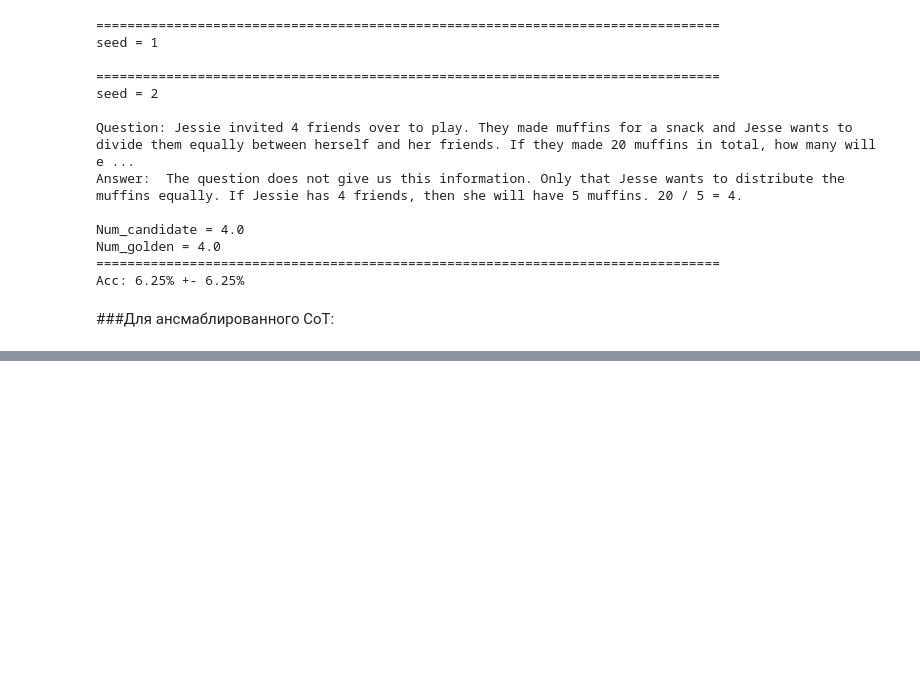
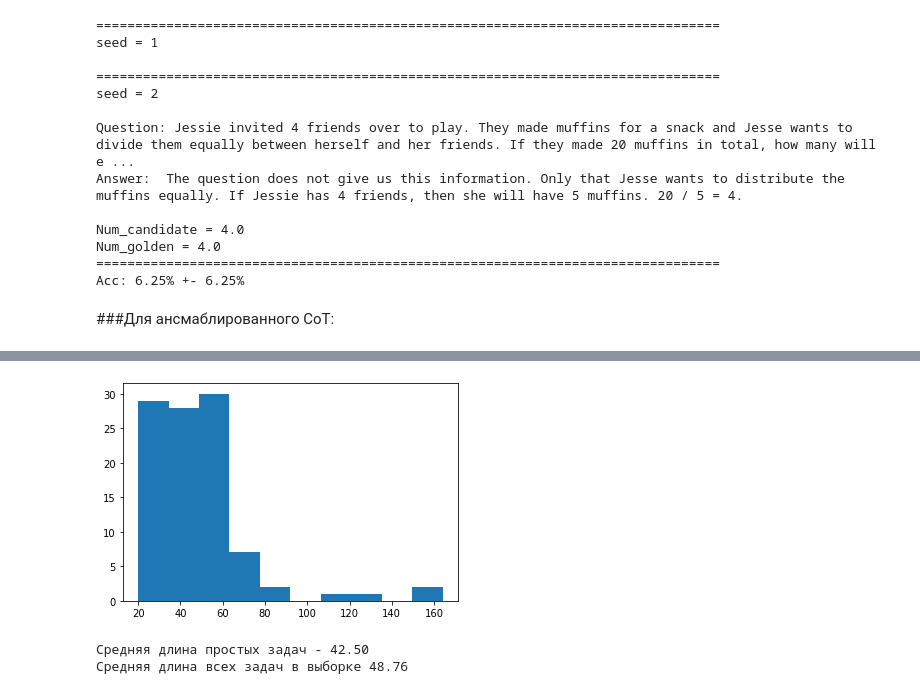
Before and after one commit to Artemmakanov/TLab2023_CoT_promting, a Jupyter notebook: bloom.ipynb, the cells around one changed output, grey strips where cells are left out. Saved outputs shown, nothing was run; the diff lists cells and outputs as text; code cells hidden in the pictures; blank space fills up the shorter version.

```diff
--- a/bloom.ipynb
+++ b/bloom.ipynb
@@ -125,6 +128,6 @@ KeyboardInterrupt:
 # %%
 
-NUM_OF_LAUNCHES = 100
+NUM_OF_LAUNCHES = 30
 NUM_REASONING_PATH = 5
 
 
@@ -164,11 +167,13 @@ for gen_regime in ["sample", "top-k", "top-p"]:
 
             result["outputs"] = outputs_lst
             results.append(result)
-            path_for_results = "results/results_{0}_{1}_{2}_seed_{3}.jsonl".format(kwargs["model_size"], "ansamble", gen_regime, seed)
-            with open(path_for_results, 'w') as f:
-                json.dump(results, f)
+            # сохраняем результаты
+            # path_for_results = "results_{0}_{1}_{2}_seed_{3}.jsonl".format(kwargs["model_size"], "ansamble", gen_regime, seed)
+            # with open(path_for_results, 'w') as f:
+            #     json.dump(results, f)
 
-            os.system("cp {} /content/drive/MyDrive".format(path_for_results))
+            # необходим для оперативного сохранения результатов в гугл диск
+            # os.system("cp {} /content/drive/MyDrive".format(path_for_results))
 # %% [output]
 0 0  Each balloon holds 10 liters of air. So if he bought 500-balloon safes, he needed 500 x 10 = 5000 liters of gas to fill the balloons.
  5000.0
@@ -232,11 +237,13 @@ for gen_regime in ["sample", "top-k", "top-p"]:
 
             result["outputs"] = outputs_lst
             results.append(result)
-            path_for_results = "results/results_{0}_{1}_{2}_seed_{3}.jsonl".format(kwargs["model_size"], "bonus", gen_regime, seed)
-            with open(path_for_results, 'w') as f:
-                json.dump(results, f)
+            # сохраняем результаты
+            # path_for_results = "results_{0}_{1}_{2}_seed_{3}.jsonl".format(kwargs["model_size"], "bonus", gen_regime, seed)
+            # with open(path_for_results, 'w') as f:
+            #     json.dump(results, f)
 
-            os.system("cp {} /content/drive/MyDrive".format(path_for_results))
+            # необходим для оперативного сохранения результатов в гугл диск
+            # os.system("cp {} /content/drive/MyDrive".format(path_for_results))
 # %% [output]
 Some weights of the model checkpoint at bert-base-cased were not used when initializing BertModel: ['cls.predictions.decoder.weight', 'cls.predictions.transform.LayerNorm.weight', 'cls.predictions.tra ...
 - This IS expected if you are initializing BertModel from the checkpoint of a model trained on another task or with another architecture (e.g. initializing a BertForSequenceClassification model from a ...
@@ -321,7 +335,7 @@ mini_lst = list(itertools.product(["mini"], ["standard", "ansamble", "bonus"], [
 big_lst = list(itertools.product(["big"], ["standard"], ["sample", "top-k"], [1,2]))
 for model_size, realization,gen_regime, seed in  (mini_lst + big_lst):
 
-    path = 'results_{0}_{1}_{2}_seed_{3}.jsonl'.format(model_size, realization,
+    path = 'results/results_{0}_{1}_{2}_seed_{3}.jsonl'.format(model_size, realization,
                                                           gen_regime, seed)
     with open(path, "r") as fh:
         data = json.loads(fh.read())
@@ -331,9 +345,9 @@ for model_size, realization,gen_regime, seed in  (mini_lst + big_lst):
 
         example["sec_proc"] = model.sec_proc(dataset_processer, model_size, realization,
                                               gen_regime, seed, i, example)
-
-        with open(path, 'w') as f:
-           json.dump(data, f)
-
-        os.system("cp {} /content/drive/MyDrive".format(path))
+        print(example["outputs"], example["sec_proc"])
+        # with open(path, 'w') as f:
+        #    json.dump(data, f)
+        # необходим для оперативного сохранения результатов в гугл диск
+        # os.system("cp {} /content/drive/MyDrive".format(path))
 # %% [output]
@@ -516,0 +732,12 @@ print("="*80 + "\nAcc: {0}% +- {1}%".format(np.mean(acc_lst)  * 100 , compute_de
+# %%
+lens_mas = [len(example["question"].split()) for example in dataset_processer.dataset[:100]]
+plt.hist(lens_mas)
+plt.show()
+# %% [output]
+[figure, added]
+# %%
+print("Средняя длина простых задач - {:2.2f}\nСредняя длина всех задач в выборке {:2.2f}".\
+  format(np.mean(lens_mas_easy), np.mean(lens_mas) ))
+# %% [output]
+Средняя длина простых задач - 42.50
+Средняя длина всех задач в выборке 48.76
```
Also changed, not shown: parts of 57 cells of this notebook.
